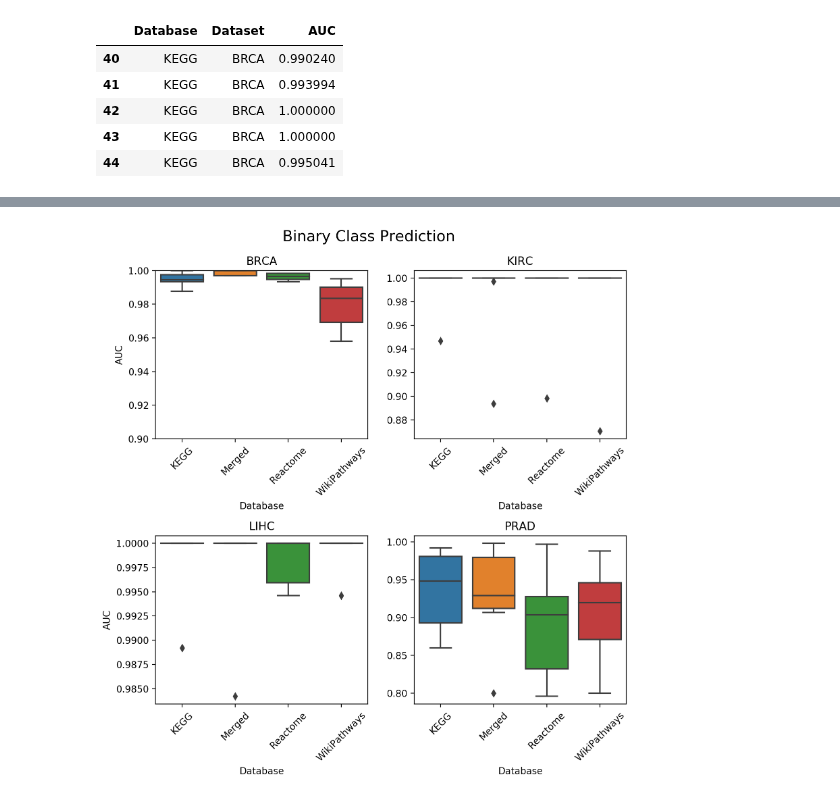
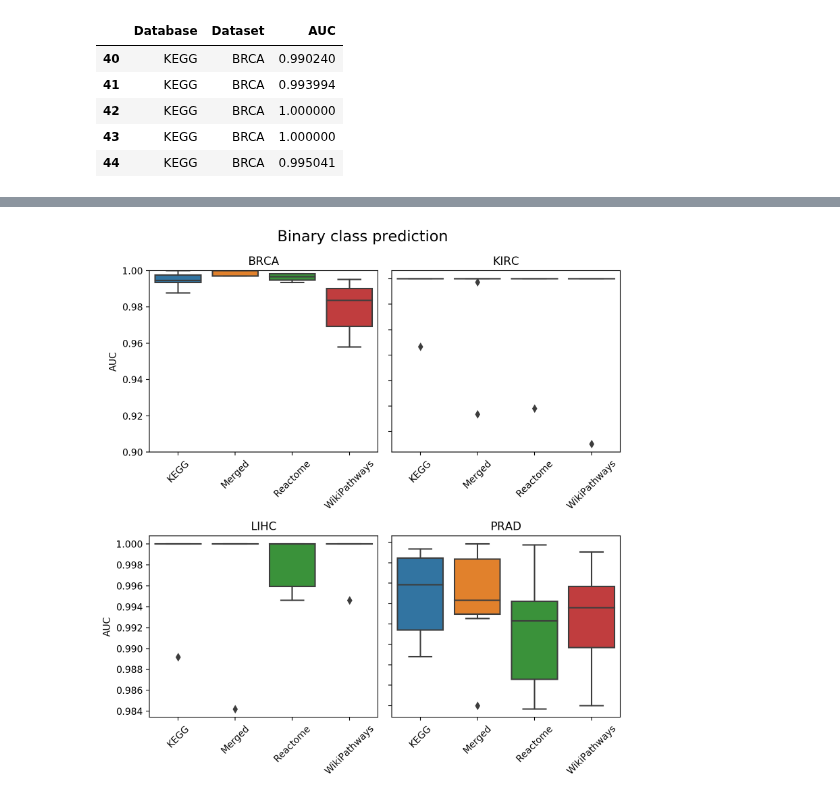
Before and after one commit to pathwayforte/results, a Jupyter notebook: notebooks/evaluation/Plot Evaluation of Tumor vs. Normal Prediction.ipynb, the cells around one changed output, grey strips where cells are left out. Saved outputs shown, nothing was run; the diff lists cells and outputs as text; code cells hidden in the pictures.

Commit message:
update binary class plot

```diff
--- a/notebooks/evaluation/Plot Evaluation of Tumor vs. Normal Prediction.ipynb
+++ b/notebooks/evaluation/Plot Evaluation of Tumor vs. Normal Prediction.ipynb
@@ -86,28 +86,30 @@ plt.show()
 # %%
 ncols = 2
 nrows = df['Dataset'].nunique() // ncols
 fig, axes = plt.subplots(nrows=nrows, ncols=ncols, figsize=(8, 8))
 
-plt.suptitle('Binary Class Prediction', fontsize=16, y=1.03)
+plt.suptitle('Binary class prediction', fontsize=16, y=1.03)
 
-for plot_number,(dataset, ax) in enumerate(zip(df['Dataset'].unique(), axes.ravel())):
+for plot_num, (dataset, ax) in enumerate(zip(df['Dataset'].unique(), axes.ravel())):
     ax.set_title(dataset)
     # Use this to make the y-axes all use the same, but makes readability difficult
     if dataset == 'BRCA':
         ax.set_ylim(bottom=0.9, top=1.0)
-
     sns.boxplot(
         y='AUC',
         x='Database',
         data=df[df['Dataset'] == dataset],
         ax=ax,
     )
     ax.set_xticklabels(ax.get_xticklabels(), rotation=45)
 
-    if plot_number in {1,3}:
+    # Hide x label in all plots and leave y axis label for the leftmost plots
+    ax.set_xlabel('')
+    if plot_num in {1,3}:
         ax.set_ylabel('')
+        ax.tick_params(labelleft=False)
 
 plt.tight_layout()
 plt.show()
 # %% [output]
-[figure, old version]
+[figure, new version]
```
Also changed, not shown: parts of 6 cells of this notebook.
